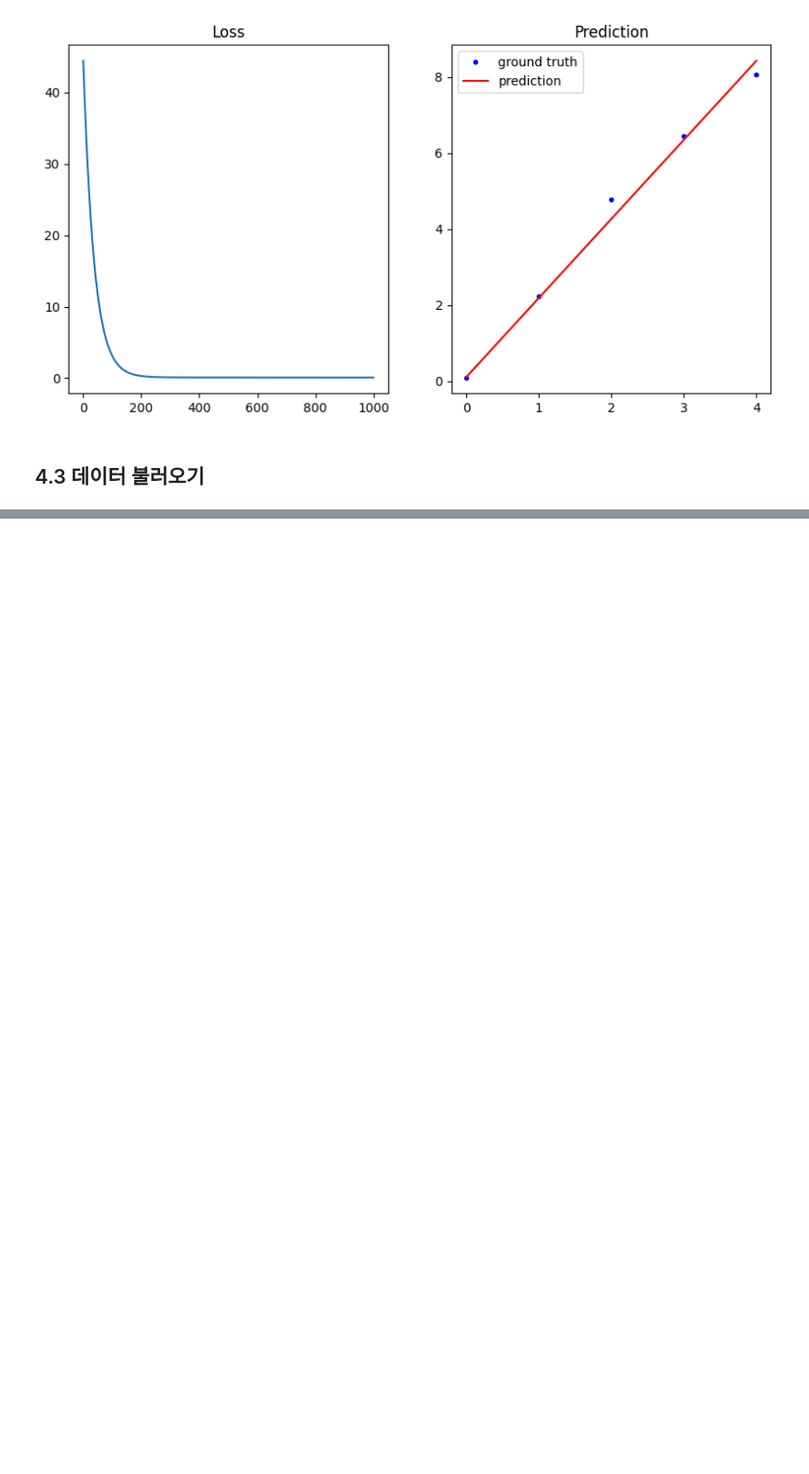
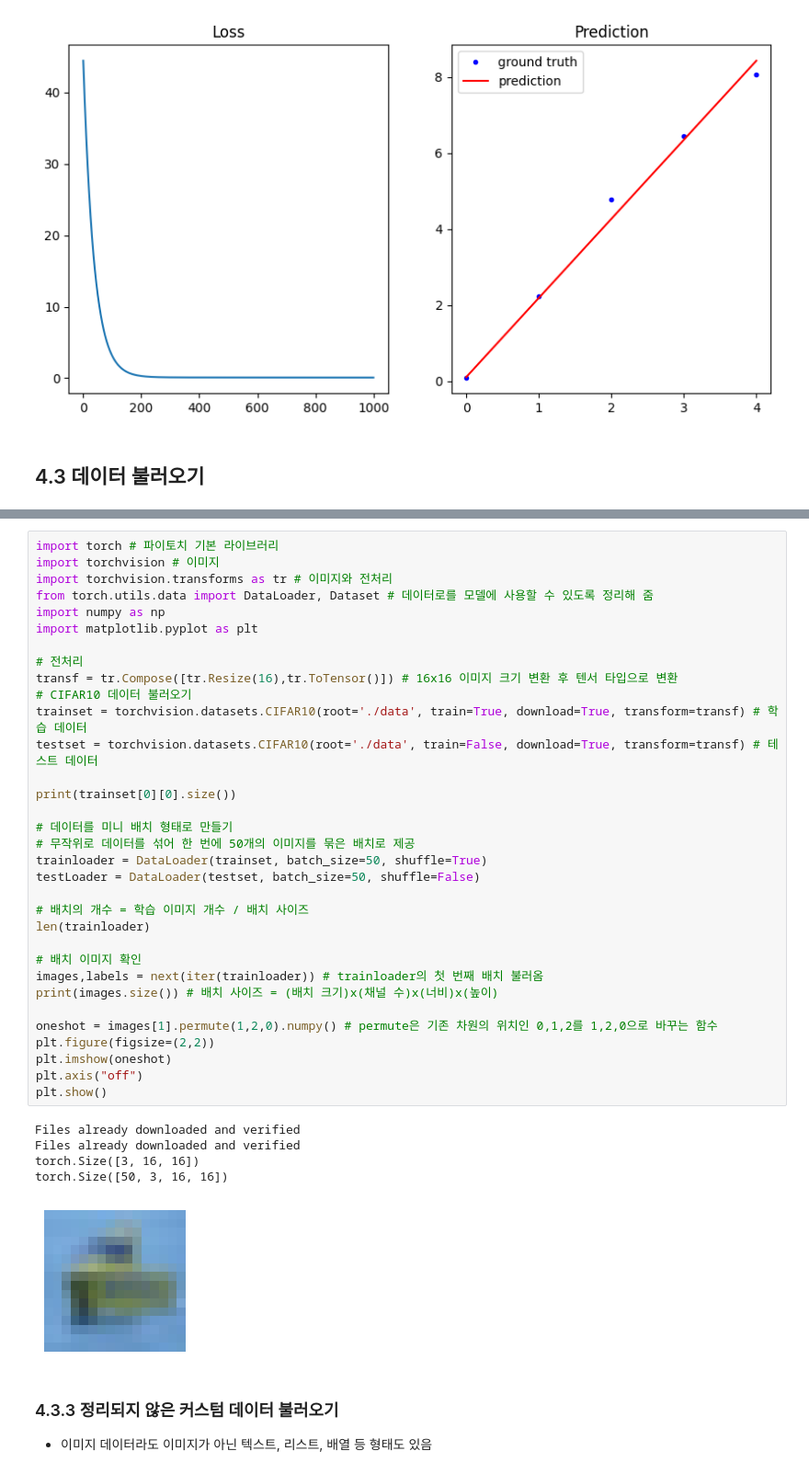
Before and after one commit to kyungheee/pytorch-basic-study, a Jupyter notebook: chapter04/chapter04_soyeon.ipynb, the cells around one changed output, grey strips where cells are left out. Shown at 92% size. Drawn from its saved outputs; the diff is of its cells as text; blank space fills up the shorter version.

Commit message:
Complete chapter04-3 / 데이터 불러오기

```diff
--- a/chapter04/chapter04_soyeon.ipynb
+++ b/chapter04/chapter04_soyeon.ipynb
@@ -182,0 +190,42 @@ plt.show()
+# %%
+import torch # 파이토치 기본 라이브러리
+import torchvision # 이미지
+import torchvision.transforms as tr # 이미지와 전처리
+from torch.utils.data import DataLoader, Dataset # 데이터로를 모델에 사용할 수 있도록 정리해 줌
+import numpy as np
+import matplotlib.pyplot as plt
+
+# 전처리
+transf = tr.Compose([tr.Resize(16),tr.ToTensor()]) # 16x16 이미지 크기 변환 후 텐서 타입으로 변환
+# CIFAR10 데이터 불러오기
+trainset = torchvision.datasets.CIFAR10(root='./data', train=True, download=True, transform=transf) # 학습 데이터
+testset = torchvision.datasets.CIFAR10(root='./data', train=False, download=True, transform=transf) # 테스트 데이터
+
+print(trainset[0][0].size())
+
+# 데이터를 미니 배치 형태로 만들기
+# 무작위로 데이터를 섞어 한 번에 50개의 이미지를 묶은 배치로 제공
+trainloader = DataLoader(trainset, batch_size=50, shuffle=True)
+testLoader = DataLoader(testset, batch_size=50, shuffle=False)
+
+# 배치의 개수 = 학습 이미지 개수 / 배치 사이즈
+len(trainloader)
+
+# 배치 이미지 확인
+images,labels = next(iter(trainloader)) # trainloader의 첫 번째 배치 불러옴
+print(images.size()) # 배치 사이즈 = (배치 크기)x(채널 수)x(너비)x(높이)
+
+oneshot = images[1].permute(1,2,0).numpy() # permute은 기존 차원의 위치인 0,1,2를 1,2,0으로 바꾸는 함수
+plt.figure(figsize=(2,2))
+plt.imshow(oneshot)
+plt.axis("off")
+plt.show()
+# %% [output]
+Files already downloaded and verified
+Files already downloaded and verified
+torch.Size([3, 16, 16])
+torch.Size([50, 3, 16, 16])
+[figure, added]
+# %% [markdown]
+### 4.3.3 정리되지 않은 커스텀 데이터 불러오기
+- 이미지 데이터라도 이미지가 아닌 텍스트, 리스트, 배열 등 형태도 있음
```
Also changed, not shown: parts of 16 cells of this notebook.
